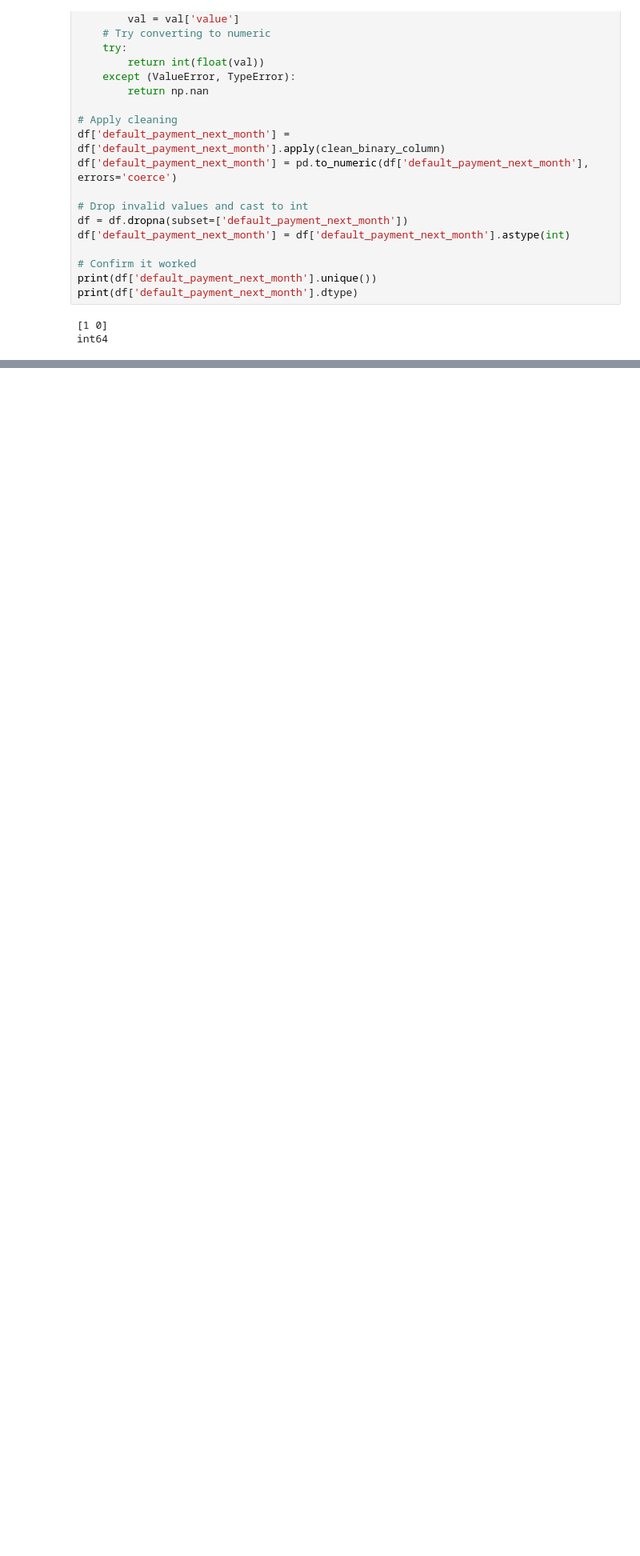
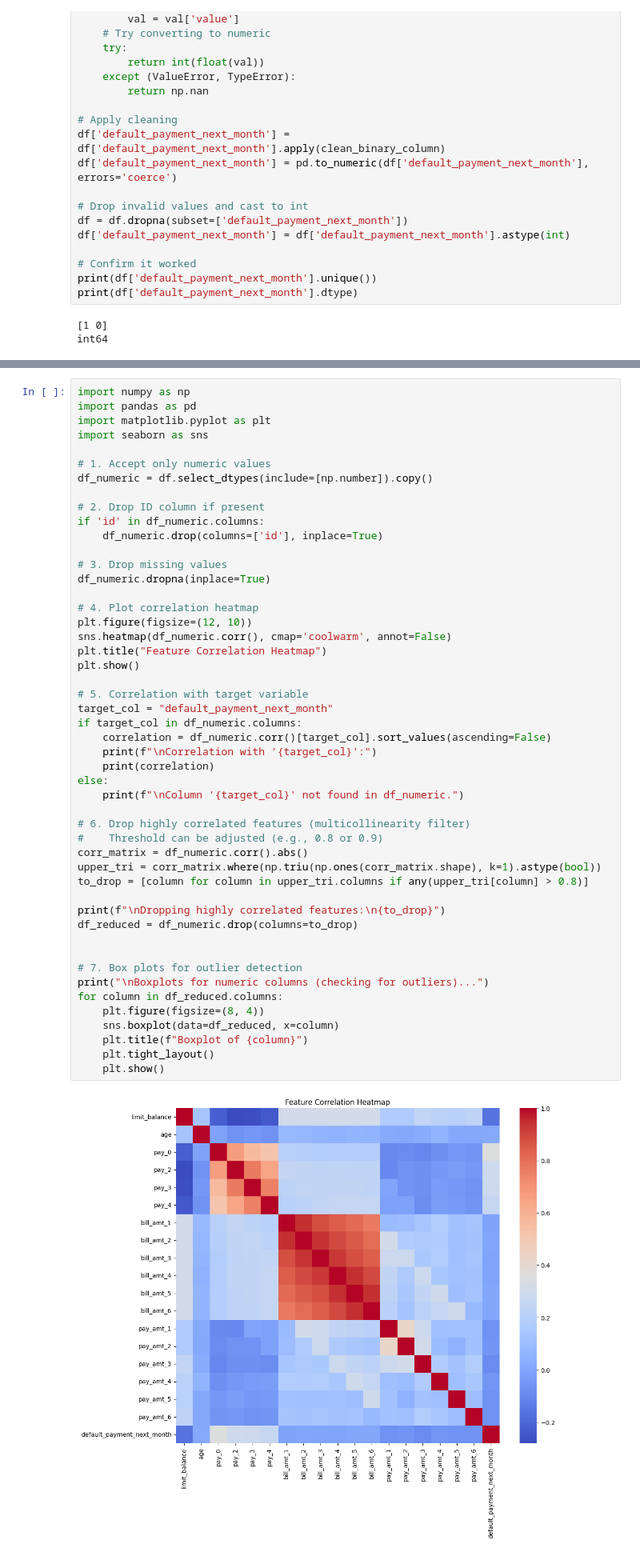
Before and after one commit to joyouscami/Default-Prediction-Model, a Jupyter notebook: credit_card_default _classification_model.ipynb, the cells around one changed output, grey strips where cells are left out. Shown at 80% size. Drawn from its saved outputs; the diff is of its cells as text; blank space fills up the shorter version.

```diff
--- a/credit_card_default _classification_model.ipynb
+++ b/credit_card_default _classification_model.ipynb
@@ -244,0 +137,51 @@ ValueError: setting an array element with a sequence.
+# %%
+import numpy as np
+import pandas as pd
+import matplotlib.pyplot as plt
+import seaborn as sns
+
+# 1. Accept only numeric values
+df_numeric = df.select_dtypes(include=[np.number]).copy()
+
+# 2. Drop ID column if present
+if 'id' in df_numeric.columns:
+    df_numeric.drop(columns=['id'], inplace=True)
+
+# 3. Drop missing values
+df_numeric.dropna(inplace=True)
+
+# 4. Plot correlation heatmap
+plt.figure(figsize=(12, 10))
+sns.heatmap(df_numeric.corr(), cmap='coolwarm', annot=False)
+plt.title("Feature Correlation Heatmap")
+plt.show()
+
+# 5. Correlation with target variable
+target_col = "default_payment_next_month"
+if target_col in df_numeric.columns:
+    correlation = df_numeric.corr()[target_col].sort_values(ascending=False)
+    print(f"\nCorrelation with '{target_col}':")
+    print(correlation)
+else:
+    print(f"\nColumn '{target_col}' not found in df_numeric.")
+
+# 6. Drop highly correlated features (multicollinearity filter)
+#    Threshold can be adjusted (e.g., 0.8 or 0.9)
+corr_matrix = df_numeric.corr().abs()
+upper_tri = corr_matrix.where(np.triu(np.ones(corr_matrix.shape), k=1).astype(bool))
+to_drop = [column for column in upper_tri.columns if any(upper_tri[column] > 0.8)]
+
+print(f"\nDropping highly correlated features:\n{to_drop}")
+df_reduced = df_numeric.drop(columns=to_drop)
+
+
+# 7. Box plots for outlier detection
+print("\nBoxplots for numeric columns (checking for outliers)...")
+for column in df_reduced.columns:
+    plt.figure(figsize=(8, 4))
+    sns.boxplot(data=df_reduced, x=column)
+    plt.title(f"Boxplot of {column}")
+    plt.tight_layout()
+    plt.show()
+# %% [output]
+[figure, added]
```
Also changed, not shown: parts of 11 cells of this notebook.
